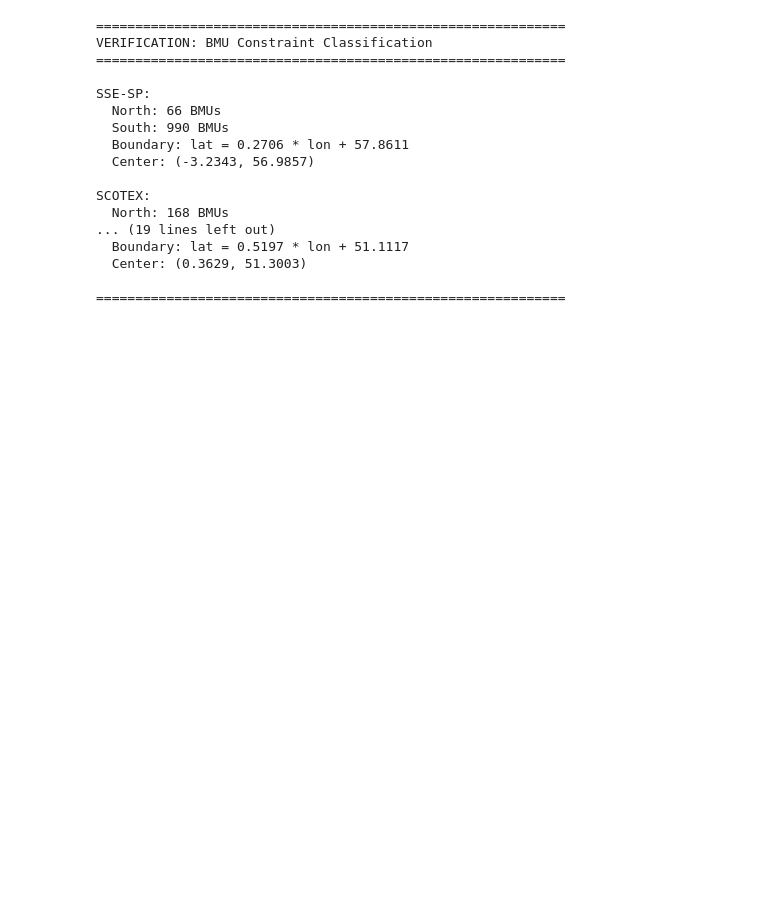
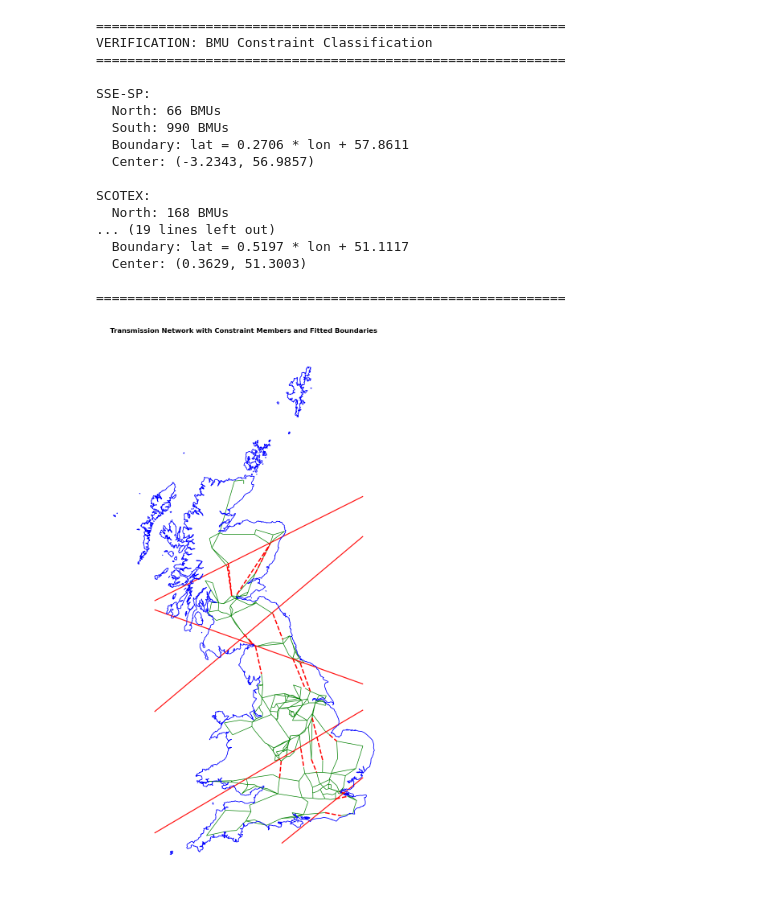
Before and after one commit to IacopoVolpi/MEng_GBPower, a Jupyter notebook: notebooks/IV_plot_transmissions_constraints.ipynb, the cells around one changed output. Cells and saved outputs as stored; diff of their text form; code cells hidden in the pictures; blank space fills up the shorter version.

Commit message:
Update notebook and data changes

```diff
--- a/notebooks/IV_plot_transmissions_constraints.ipynb
+++ b/notebooks/IV_plot_transmissions_constraints.ipynb
@@ -236,3 +236,97 @@ SCOTEX:
   Center: (0.3629, 51.3003)
 
 ============================================================
+# %%
+# Simplified view styled like calibration map + fitted boundaries
+import numpy as np
+import geopandas as gpd
+import matplotlib.pyplot as plt
+from shapely.geometry import LineString, box
+import yaml
+import pypsa
+from pathlib import Path
+
+# Ensure required data is loaded even if the previous cell was not run
+base_dir = Path.cwd().parent
+if 'n' not in globals():
+    n = pypsa.Network(base_dir / 'results' / '2024-03-21' / 'network_flex_s_nodal.nc')
+if 'buses' not in globals():
+    buses = pypsa.Network(base_dir / 'results' / '2024-03-21' / 'network_flex_s.nc').buses
+if 'boundaries' not in globals():
+    with open(base_dir / 'data' / 'transmission_boundaries.yaml') as f:
+        boundaries = yaml.safe_load(f)
+if 'boundary_params' not in globals():
+    with open(base_dir / 'data' / 'prerun' / 'balancing_constraint_boundaries.yaml') as f:
+        boundary_params = yaml.safe_load(f)
+if 'constraint_order' not in globals():
+    constraint_order = ['SSE-SP', 'SCOTEX', 'SSHARN', 'FLOWSTH', 'SEIMP']
+if 'gb_shape' not in globals():
+    gb_shape = gpd.read_file(base_dir / 'data' / 'gb_shape.geojson')
+
+fig, ax = plt.subplots(1, 1, figsize=(10, 14))
+
+# Identify all line ids and which belong to constraints
+if getattr(n, 'lines', None) is not None and not n.lines.empty:
+    all_line_ids = n.lines.index
+else:
+    all_line_ids = n.links.loc[n.links.carrier == 'AC'].index if getattr(n, 'links', None) is not None else []
+
+constraint_ids = set()
+for constraint_name in constraint_order:
+    if constraint_name in boundaries:
+        constraint_ids.update(str(l) for l in boundaries[constraint_name])
+
+base_geoms = []
+constraint_geoms = []
+for l in all_line_ids:
+    try:
+        p0 = (buses.loc[n.lines.loc[str(l), 'bus0'], 'x'], buses.loc[n.lines.loc[str(l), 'bus0'], 'y'])
+        p1 = (buses.loc[n.lines.loc[str(l), 'bus1'], 'x'], buses.loc[n.lines.loc[str(l), 'bus1'], 'y'])
+    except KeyError:
+        try:
+            p0 = (buses.loc[n.links.loc[str(l), 'bus0'], 'x'], buses.loc[n.links.loc[str(l), 'bus0'], 'y'])
+            p1 = (buses.loc[n.links.loc[str(l), 'bus1'], 'x'], buses.loc[n.links.loc[str(l), 'bus1'], 'y'])
+        except KeyError:
+            continue
+    geom = LineString([p0, p1])
+    (constraint_geoms if str(l) in constraint_ids else base_geoms).append(geom)
+
+if base_geoms:
+    gpd.GeoDataFrame(geometry=base_geoms, crs='EPSG:4326').to_crs('EPSG:3857').plot(
+        ax=ax, color='green', linewidth=1.0, zorder=1
+    )
+if constraint_geoms:
+    gpd.GeoDataFrame(geometry=constraint_geoms, crs='EPSG:4326').to_crs('EPSG:3857').plot(
+        ax=ax, color='red', linewidth=2.2, linestyle='--', zorder=2
+    )
+
+# Fitted boundary lines (solid red, tightly clipped to GB extent)
+gb_3857 = gb_shape.to_crs('EPSG:3857')
+# shrink the bbox slightly to avoid overhangs
+bbox = box(*gb_3857.total_bounds).buffer(-50_000)
+for constraint_name in constraint_order:
+    if constraint_name not in boundary_params:
+        continue
+    params = boundary_params[constraint_name]
+    lon_range = np.array([-7, 2.5])
+    lat_range = params['slope'] * lon_range + params['intercept']
+    boundary_line = LineString([(lon_range[0], lat_range[0]), (lon_range[1], lat_range[1])])
+    line_proj = gpd.GeoSeries([boundary_line], crs='EPSG:4326').to_crs('EPSG:3857').iloc[0]
+    clipped = line_proj.intersection(bbox)
+    if clipped.is_empty:
+        continue
+    gpd.GeoSeries([clipped], crs='EPSG:3857').plot(
+        ax=ax, color='red', linewidth=1.8, linestyle='-', zorder=3, alpha=0.9
+    )
+
+# GB outline in blue
+gb_3857.plot(
+    ax=ax, edgecolor='blue', facecolor='none', linewidth=1.2, zorder=4
+)
+
+ax.set_axis_off()
+ax.set_title('Transmission Network with Constraint Members and Fitted Boundaries', fontsize=12, fontweight='bold')
+plt.tight_layout()
+plt.show()
+# %% [output]
+[figure, added]
```
Also changed, not shown: parts of 2 cells of this notebook, 13 other files.
